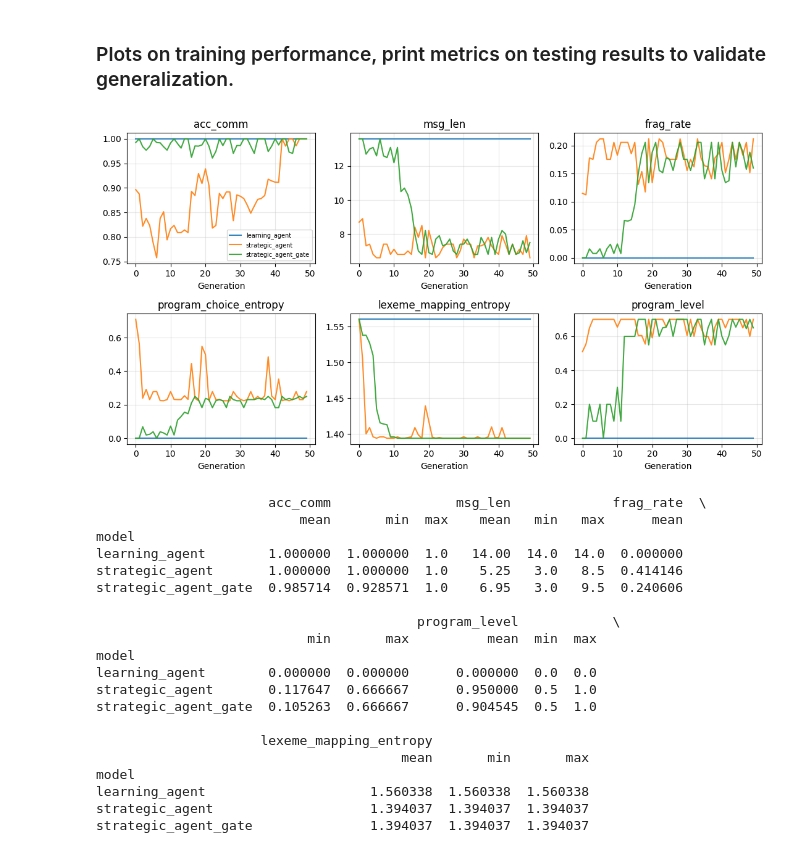
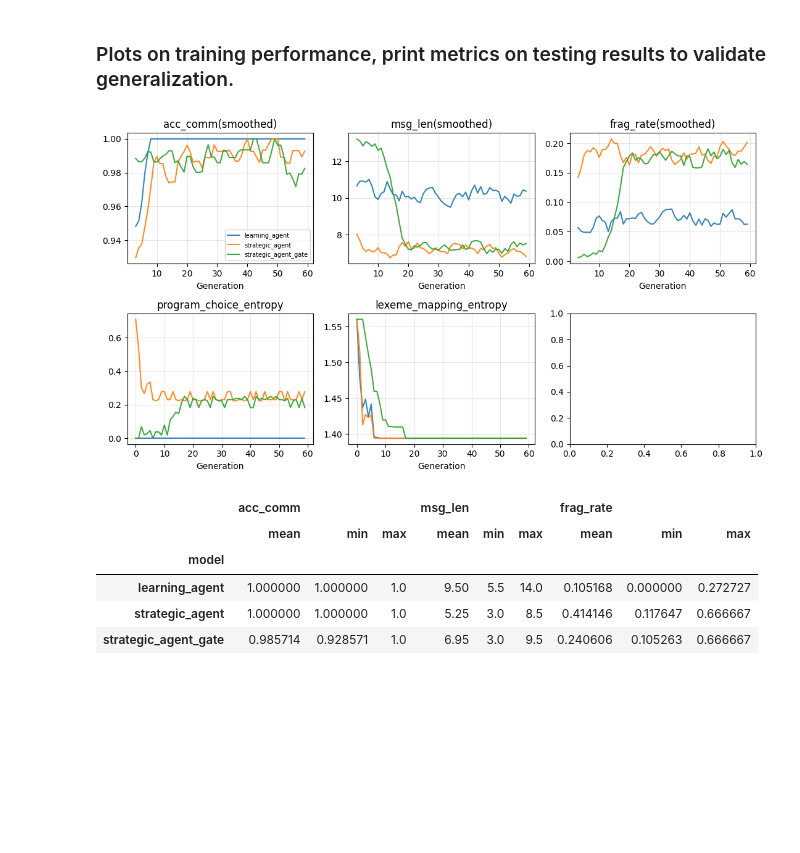
Before and after one commit to wppqywq/compositional-modeling, a Jupyter notebook: notebooks_new/5_communication_chains.ipynb, the cells around one changed output. Saved outputs shown, nothing was run; the diff lists cells and outputs as text; code cells hidden in the pictures; blank space fills up the shorter version.

```diff
--- a/notebooks_new/5_communication_chains.ipynb
+++ b/notebooks_new/5_communication_chains.ipynb
@@ -776,34 +764,0 @@ strategic_agent  0.11236  0.212121      0.664788  0.510101  0.7
-# %%
-if SHOW_PLOTS:
-    fig, axes = plt.subplots(2, 2, figsize=(7, 5))
-
-    for mode in analysis_models:
-        sub = comm_df[(comm_df["split"] == "train") & (comm_df["model"] == mode)]
-        axes[0, 0].plot(sub["generation"], sub["msg_len"], label=mode)
-        axes[0, 1].plot(sub["generation"], sub["program_level"], label=mode)
-        axes[1, 0].plot(sub["generation"], pd.Series(sub["acc_comm"]).rolling(window=7).mean(), label=mode)
-        axes[1, 1].plot(sub["generation"], sub["lexeme_mapping_entropy"], label=mode)
-
-    axes[0, 0].set_xlabel("Generation")
-    axes[0, 0].set_ylabel("Steps")
-    axes[0, 0].set_title("Mean message length (program steps)")
-    axes[0, 0].legend(fontsize=8)
-    axes[0, 0].grid(alpha=0.3)
-
-    axes[0, 1].set_xlabel("Generation")
-    axes[0, 1].set_ylabel("Level")
-    axes[0, 1].set_title("Program level (proxy)")
-    axes[0, 1].grid(alpha=0.3)
-
-    axes[1, 0].set_xlabel("Generation")
-    axes[1, 0].set_ylabel("Accuracy")
-    axes[1, 0].set_title("Communication accuracy (smoothed)")
-    axes[1, 0].grid(alpha=0.3)
-
-    axes[1, 1].set_xlabel("Generation")
-    axes[1, 1].set_ylabel("Entropy")
-    axes[1, 1].set_title("Lexeme mapping entropy (proxy)")
-    axes[1, 1].grid(alpha=0.3)
-
-    plt.tight_layout()
-    plt.show()
@@ -814,55 +767,43 @@ if SHOW_PLOTS:
 # %%
 # Final comparison (includes gated variant)
 if SHOW_PLOTS:
     final_models = ["learning_agent", "strategic_agent", "strategic_agent_gate"]
     fig, axes = plt.subplots(2, 3, figsize=(11, 6))
     axes = axes.reshape(2, 3)
 
     for j, metric in enumerate(["acc_comm", "msg_len", "frag_rate"]):
         ax = axes[0, j]
         for mode in final_models:
             sub = comm_df[(comm_df["split"] == "train") & (comm_df["model"] == mode)]
-            ax.plot(sub["generation"], sub[metric], label=mode, alpha=0.9)
-        ax.set_title(metric)
+            ax.plot(sub["generation"], sub[metric].rolling(window=4).mean(), label=mode, alpha=0.9)
+        ax.set_title(metric+"(smoothed)")
         ax.grid(alpha=0.3)
         ax.set_xlabel("Generation")
 
-    for j, metric in enumerate(["program_choice_entropy", "lexeme_mapping_entropy", "program_level"]):
+    for j, metric in enumerate(["program_choice_entropy", "lexeme_mapping_entropy"]):
         ax = axes[1, j]
         for mode in final_models:
             sub = comm_df[(comm_df["split"] == "train") & (comm_df["model"] == mode)]
             ax.plot(sub["generation"], sub[metric], label=mode, alpha=0.9)
         ax.set_title(metric)
         ax.grid(alpha=0.3)
         ax.set_xlabel("Generation")
 
     axes[0, 0].legend(fontsize=7)
     plt.tight_layout()
     plt.show()
-
-    test_summary = comm_df[comm_df["split"] == "test"].groupby("model")[
-        ["acc_comm", "msg_len", "frag_rate", "program_level", "lexeme_mapping_entropy"]
-    ].agg(["mean", "min", "max"])
-    print(test_summary)
 # %% [output]
-[figure, old version]
+[figure, new version]
-                      acc_comm                msg_len             frag_rate  \
-                          mean       min  max    mean   min   max      mean
-model
-learning_agent        1.000000  1.000000  1.0   14.00  14.0  14.0  0.000000
-strategic_agent       1.000000  1.000000  1.0    5.25   3.0   8.5  0.414146
-strategic_agent_gate  0.985714  0.928571  1.0    6.95   3.0   9.5  0.240606
-
-                                         program_level            \
-                           min       max          mean  min  max
-model
-learning_agent        0.000000  0.000000      0.000000  0.0  0.0
-strategic_agent       0.117647  0.666667      0.950000  0.5  1.0
-strategic_agent_gate  0.105263  0.666667      0.904545  0.5  1.0
-
-                     lexeme_mapping_entropy
-                                       mean       min       max
-model
-learning_agent                     1.560338  1.560338  1.560338
-strategic_agent                    1.394037  1.394037  1.394037
-strategic_agent_gate               1.394037  1.394037  1.394037
+# %%
+test_summary = comm_df[comm_df["split"] == "test"].groupby("model")[
+    ["acc_comm", "msg_len", "frag_rate"]
+].agg(["mean", "min", "max"])
+
+(test_summary)
+# %% [output]
+|  | acc_comm |  |  | msg_len |  |  | frag_rate |  |  |
+|  | mean | min | max | mean | min | max | mean | min | max |
+| model |  |  |  |  |  |  |  |  |  |
+| learning_agent | 1.000000 | 1.000000 | 1.0 | 9.50 | 5.5 | 14.0 | 0.105168 | 0.000000 | 0.272727 |
+| strategic_agent | 1.000000 | 1.000000 | 1.0 | 5.25 | 3.0 | 8.5 | 0.414146 | 0.117647 | 0.666667 |
+| strategic_agent_gate | 0.985714 | 0.928571 | 1.0 | 6.95 | 3.0 | 9.5 | 0.240606 | 0.105263 | 0.666667 |
```
Also changed, not shown: parts of 7 cells of this notebook, 8 other files.
